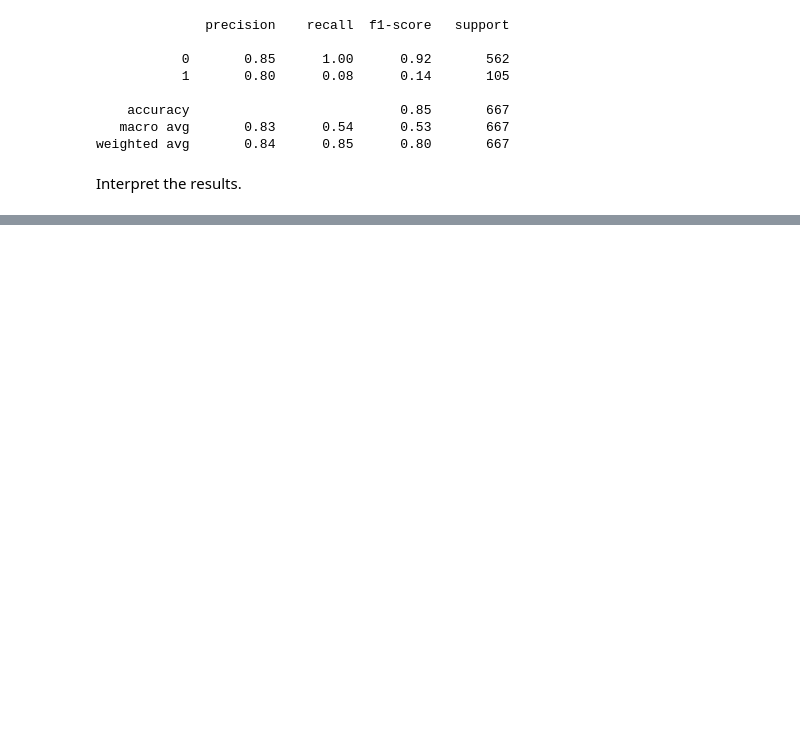
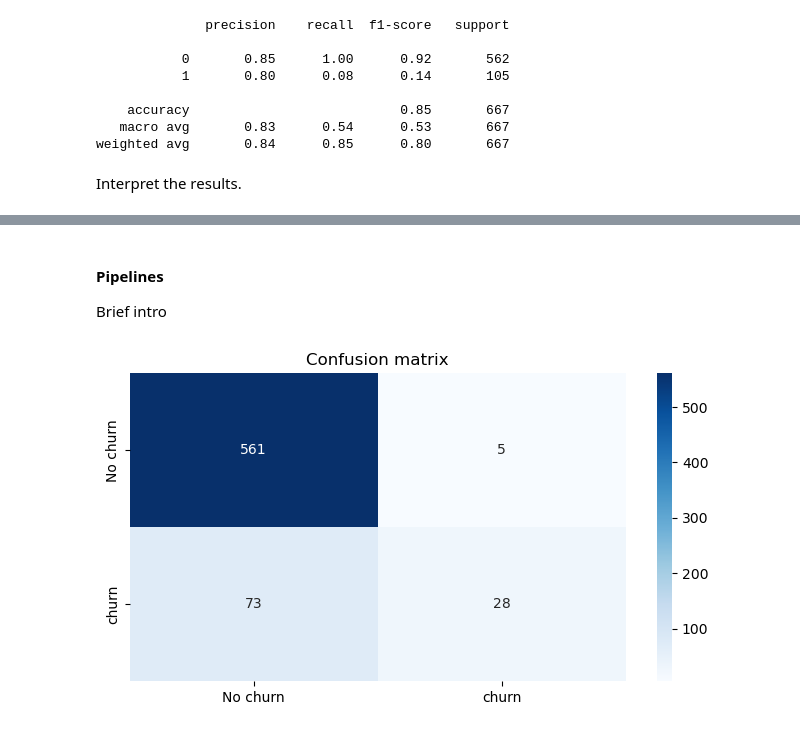
Before and after one commit to Bchacha-ds/K-Nearest-Neighbors, a Jupyter notebook: index.ipynb, the cells around one changed output, grey strips where cells are left out. Drawn from its saved outputs; the diff is of its cells as text; code cells hidden in the pictures; blank space fills up the shorter version.

Commit message:
Intro to Pipelines

```diff
--- a/index.ipynb
+++ b/index.ipynb
@@ -250,0 +357,44 @@ memory usage: 524.2+ KB
+# %% [markdown]
+#### Pipelines
+Brief intro
+# %%
+from sklearn.pipeline import Pipeline
+
+df = pd.read_csv('./data/churn.csv')
+
+df = df.drop('phone number', axis=1)
+
+
+object_columns = ['churn', 'international plan', 'voice mail plan']
+
+for col in object_columns:
+    df[col] = le.fit_transform(df[col])
+
+
+X = df.drop('churn', axis=1)
+y = df['churn']
+
+
+
+X_train, X_test, y_train, y_test = train_test_split(X, y, test_size=0.2, random_state=42)
+
+
+pipe = Pipeline([
+    ('MEncoder', me),
+    ('scaler', scaler),
+    ('knn', knn)
+])
+
+
+pipe.fit(X_train, y_train)
+
+y_preds = pipe.predict(X_test)
+
+cm = confusion_matrix(y_test, y_preds)
+
+plt.figure(figsize=(8, 4))
+sns.heatmap(cm, annot=True, fmt='d', cmap='Blues', xticklabels=['No churn', 'churn'], yticklabels=['No churn', 'churn'])
+plt.title('Confusion matrix')
+plt.show()
+# %% [output]
+[figure, added]
```
Also changed, not shown: parts of 11 cells of this notebook.
